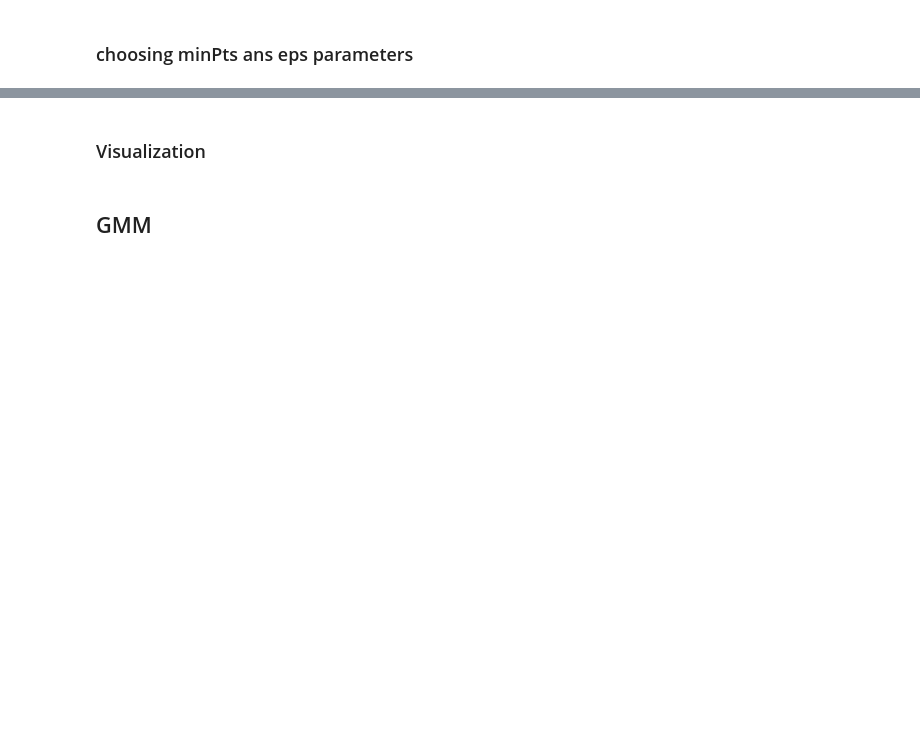
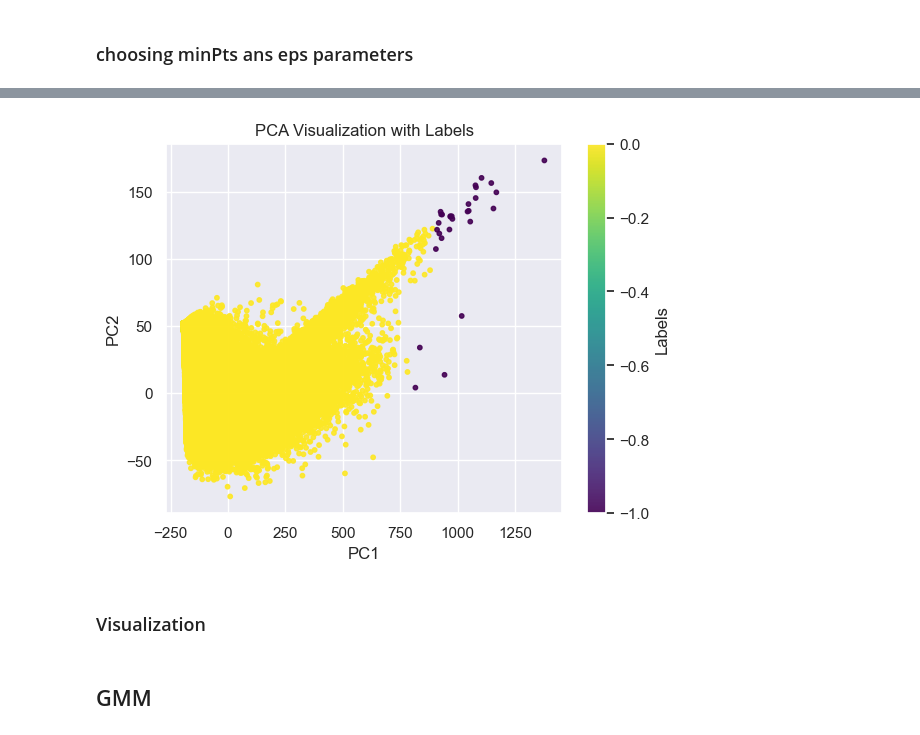
Before and after one commit to tomaszzywicki/Soccer-matches-data-analysis, a Jupyter notebook: code/KM3/models.ipynb, the cells around one changed output, grey strips where cells are left out. Saved outputs shown, nothing was run; the diff lists cells and outputs as text; code cells hidden in the pictures; blank space fills up the shorter version.

```diff
--- a/code/KM3/models.ipynb
+++ b/code/KM3/models.ipynb
@@ -209,2 +216,2 @@ minPts = 70
 # %%
-dbs.fit(df)
+dbs.fit(df_dbscan)
@@ -215,3 +224,7 @@ set(dbs.labels_)
+# %%
+visualize_pca_dataset_labels(df_dbscan, dbs.labels_)
+# %% [output]
+[figure, added]
 # %% [markdown]
 ### Visualization
 # %%
```
Also changed, not shown: parts of 8 cells of this notebook, 2 other files.
